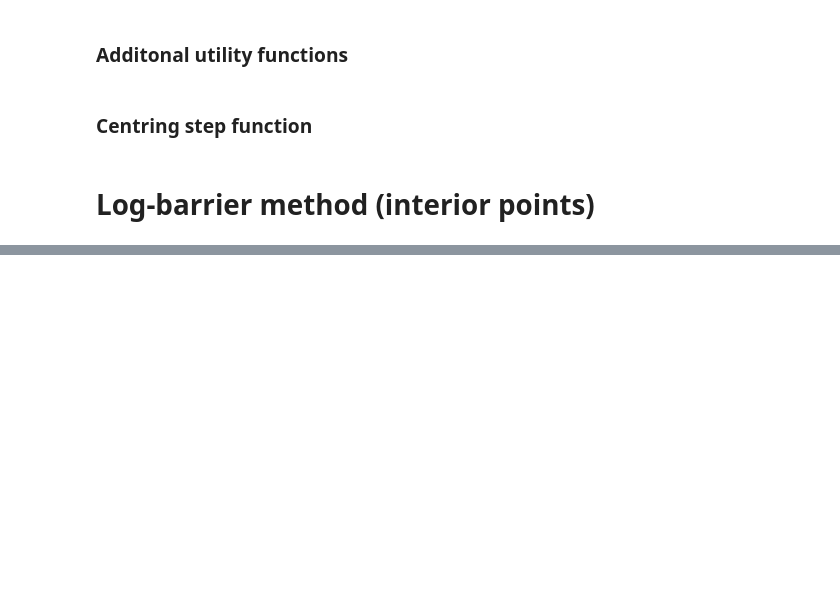
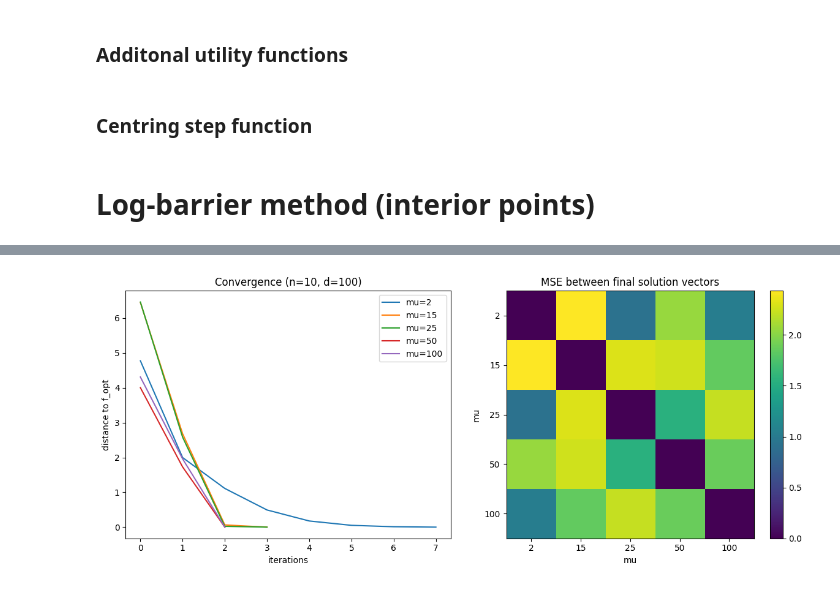
Before and after one commit to T-prog123/MVA_code, a Jupyter notebook: convex_optimisation/code_dm3_convex_optimisation.ipynb, the cells around one changed output, grey strips where cells are left out. Drawn from its saved outputs; the diff is of its cells as text; code cells hidden in the pictures; blank space fills up the shorter version.

```diff
--- a/convex_optimisation/code_dm3_convex_optimisation.ipynb
+++ b/convex_optimisation/code_dm3_convex_optimisation.ipynb
@@ -320,0 +446,7 @@ array([-0.06679922, -0.85400709,  0.91563937,  1.25930317,  0.03007345,
+# %%
+n = 10
+d = int(1e2)
+mu_list = [2, 15, 25, 50, 100]
+plot_all_in_one(n, d, mu_list)
+# %% [output]
+[figure, added]
```
Also changed, not shown: parts of 14 cells of this notebook.
